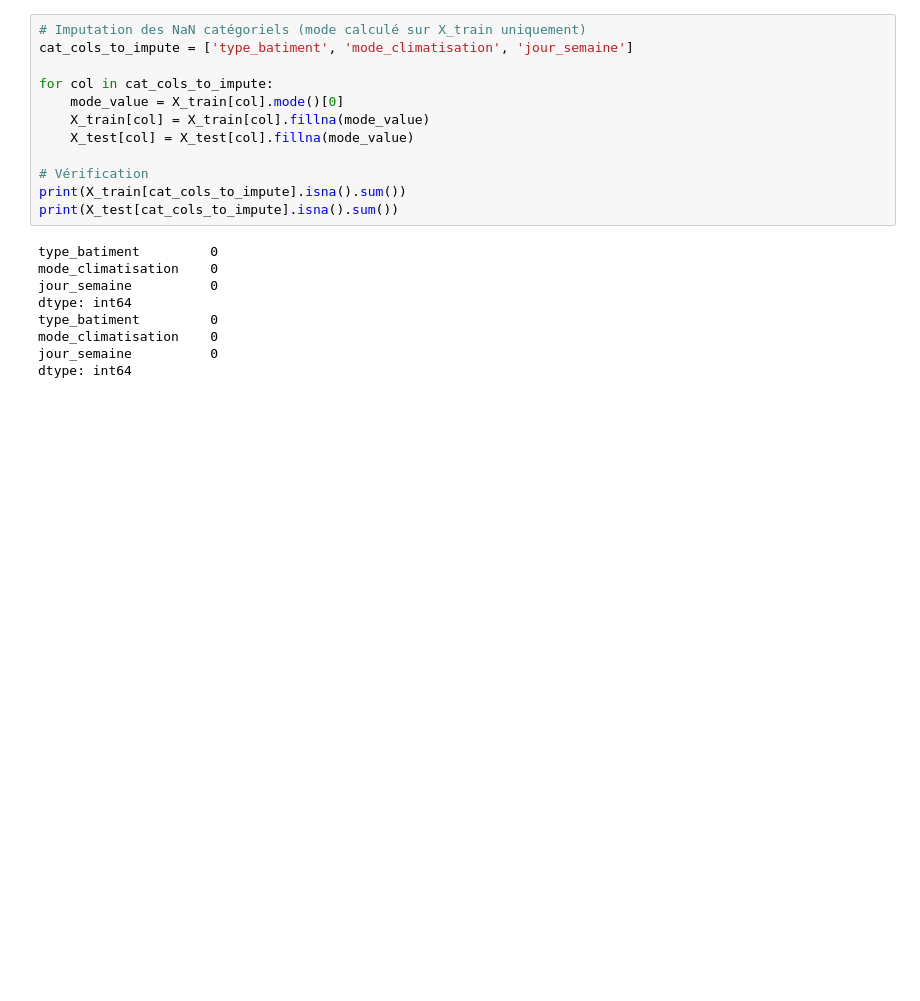
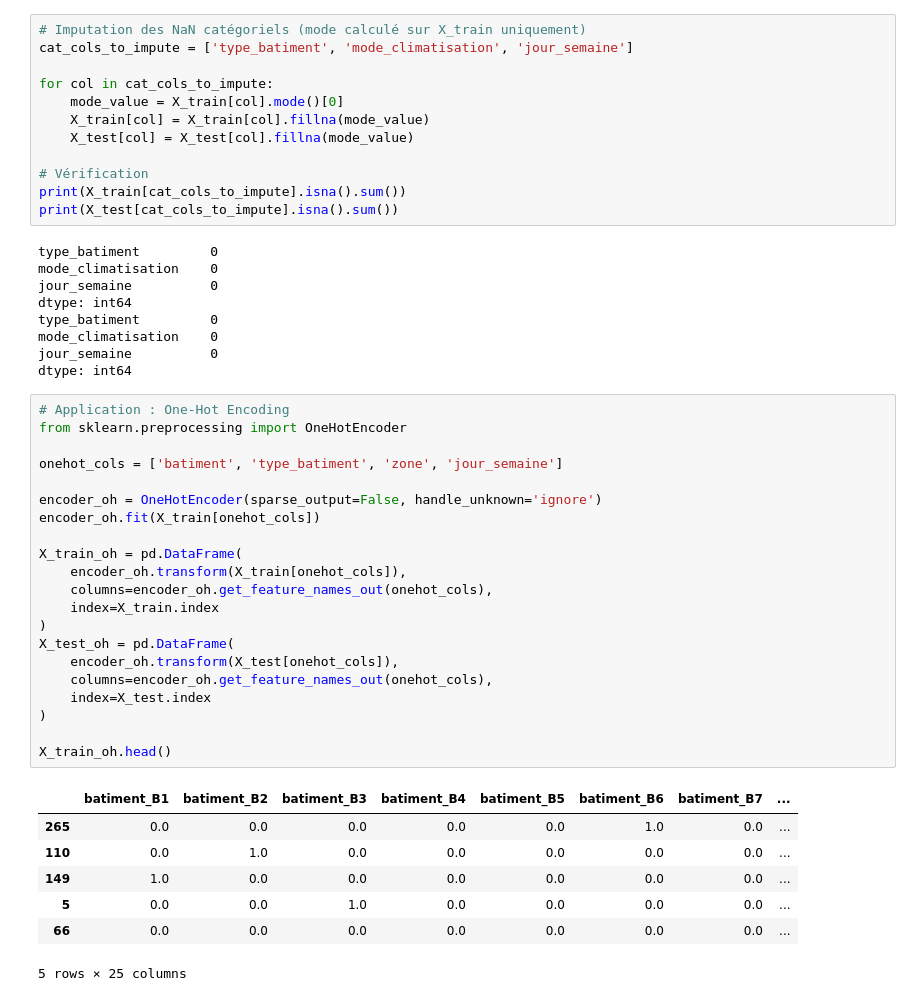
Before and after one commit to Atou-D10/atelier_prepa_donnees_tab, a Jupyter notebook: notebooks/atelier_prepa_donnees_tab.ipynb, the cells around one changed output. Saved outputs shown, nothing was run; the diff lists cells and outputs as text; blank space fills up the shorter version.

Commit message:
Partie 4: application du One-Hot Encoding (batiment, type_batiment, zone, jour_semaine)

```diff
--- a/notebooks/atelier_prepa_donnees_tab.ipynb
+++ b/notebooks/atelier_prepa_donnees_tab.ipynb
@@ -710,3 +710,32 @@ type_batiment         0
 mode_climatisation    0
 jour_semaine          0
 dtype: int64
+# %%
+# Application : One-Hot Encoding
+from sklearn.preprocessing import OneHotEncoder
+
+onehot_cols = ['batiment', 'type_batiment', 'zone', 'jour_semaine']
+
+encoder_oh = OneHotEncoder(sparse_output=False, handle_unknown='ignore')
+encoder_oh.fit(X_train[onehot_cols])
+
+X_train_oh = pd.DataFrame(
+    encoder_oh.transform(X_train[onehot_cols]),
+    columns=encoder_oh.get_feature_names_out(onehot_cols),
+    index=X_train.index
+)
+X_test_oh = pd.DataFrame(
+    encoder_oh.transform(X_test[onehot_cols]),
+    columns=encoder_oh.get_feature_names_out(onehot_cols),
+    index=X_test.index
+)
+
+X_train_oh.head()
+# %% [output]
+|  | batiment_B1 | batiment_B2 | batiment_B3 | batiment_B4 | batiment_B5 | batiment_B6 | batiment_B7 | ... |
+| 265 | 0.0 | 0.0 | 0.0 | 0.0 | 0.0 | 1.0 | 0.0 | ... |
+| 110 | 0.0 | 1.0 | 0.0 | 0.0 | 0.0 | 0.0 | 0.0 | ... |
+| 149 | 1.0 | 0.0 | 0.0 | 0.0 | 0.0 | 0.0 | 0.0 | ... |
+| 5 | 0.0 | 0.0 | 1.0 | 0.0 | 0.0 | 0.0 | 0.0 | ... |
+| 66 | 0.0 | 0.0 | 0.0 | 0.0 | 0.0 | 0.0 | 0.0 | ... |
+5 rows × 25 columns
```
